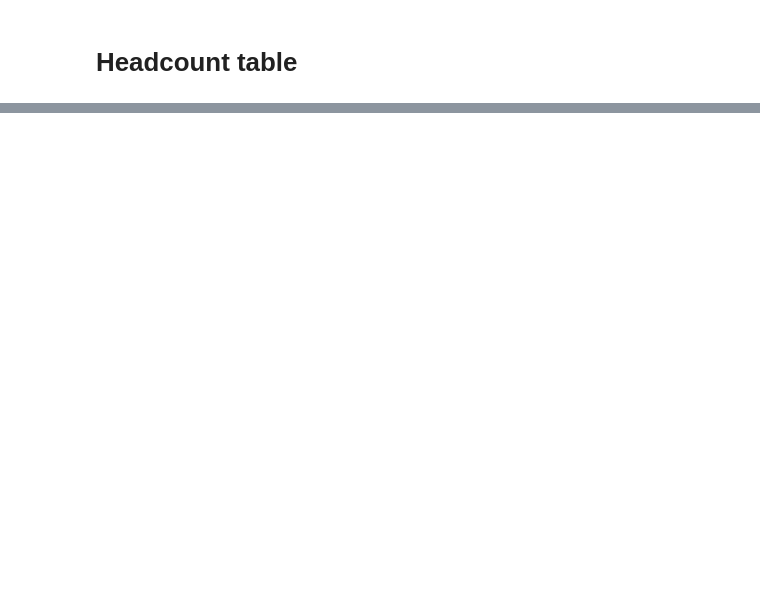
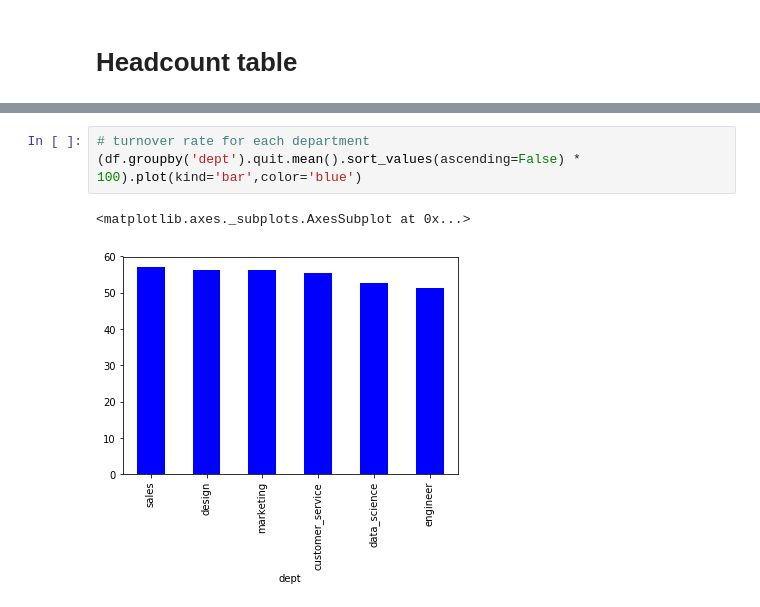
Before and after one commit to anhquan0412/pandas_practice, a Jupyter notebook: retention.ipynb, the cells around one changed output, grey strips where cells are left out. Drawn from its saved outputs; the diff is of its cells as text; blank space fills up the shorter version.

```diff
--- a/retention.ipynb
+++ b/retention.ipynb
@@ -64,0 +163,6 @@ df_headcount.date = pd.to_datetime(df_headcount.date)
+# %%
+# turnover rate for each department
+(df.groupby('dept').quit.mean().sort_values(ascending=False) * 100).plot(kind='bar',color='blue')
+# %% [output]
+<matplotlib.axes._subplots.AxesSubplot at 0x...>
+[figure, added]
```
Also changed, not shown: parts of 50 cells of this notebook.
